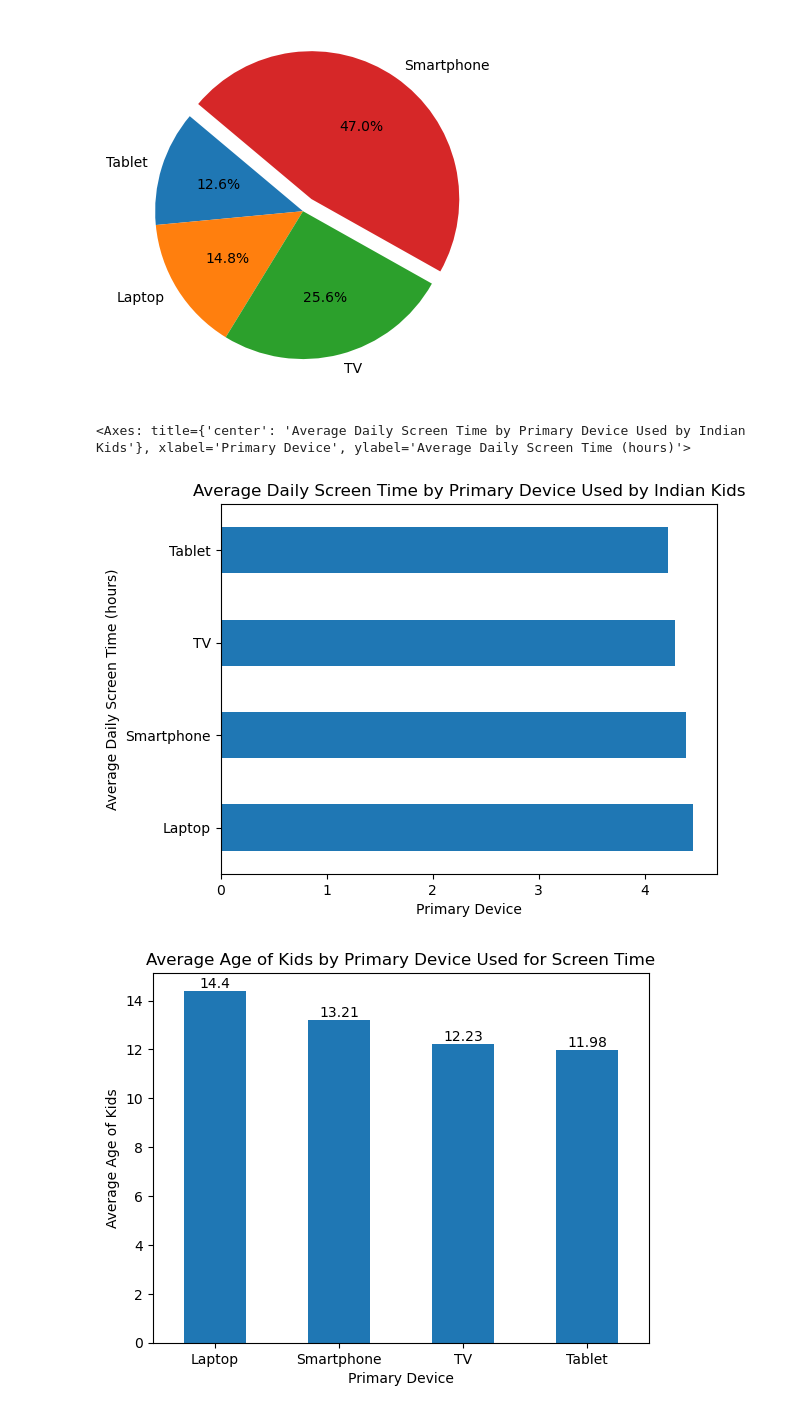
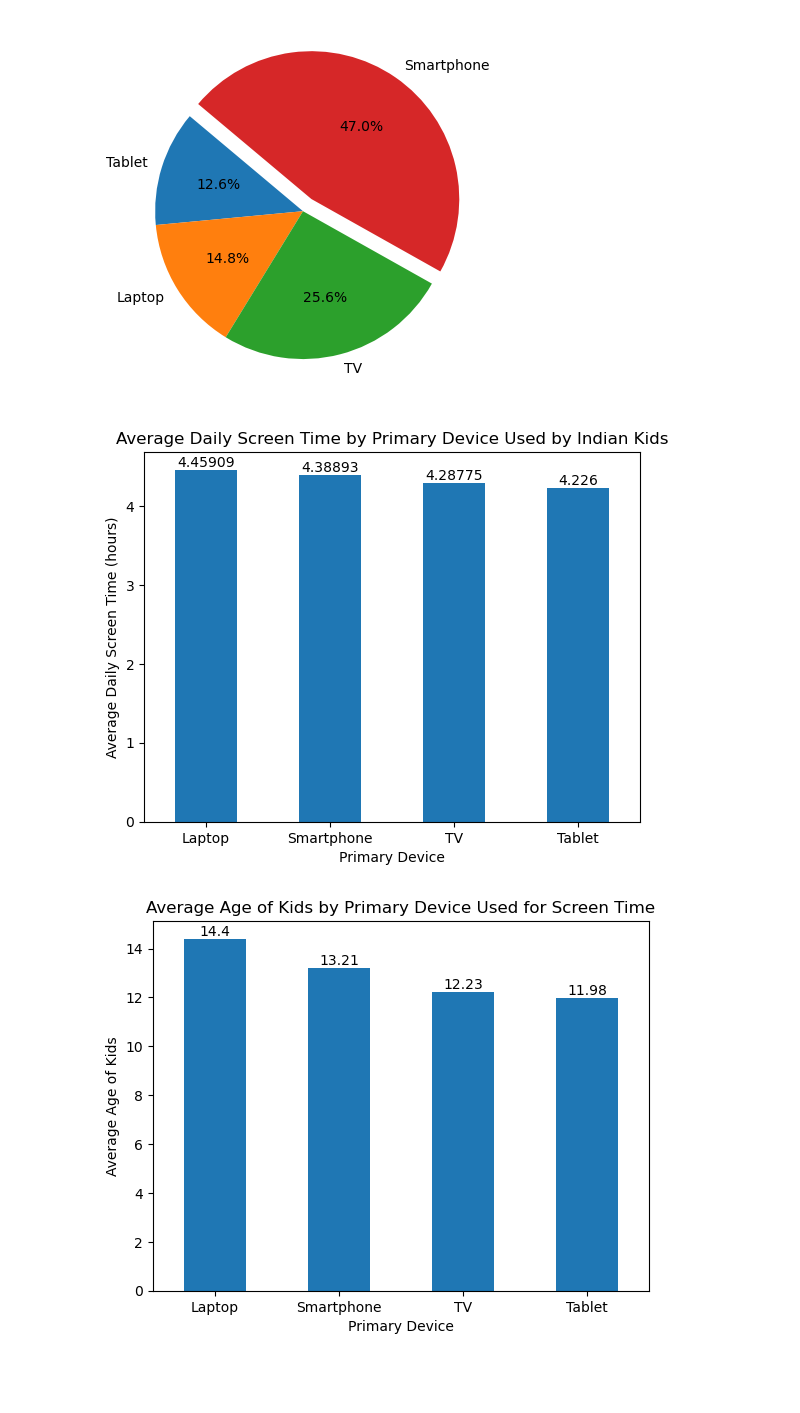
Before and after one commit to suranjanrana/indian-kids-screen-time-analysis, a Jupyter notebook: screen_time_analysis.ipynb, the cells around one changed output. Cells and saved outputs as stored; diff of their text form; code cells hidden in the pictures; blank space fills up the shorter version.

```diff
--- a/screen_time_analysis.ipynb
+++ b/screen_time_analysis.ipynb
@@ -343,10 +326,12 @@ plt.show()
 # %% [output]
 [figure]
 # %%
-df.groupby("primary_device")["avg_daily_screen_time_hr"].mean().plot(kind="barh", xlabel="Primary Device", ylabel="Average Daily Screen Time (hours)", title="Average Daily Screen Time by Primary Device Used by Indian Kids")
+df.groupby("primary_device")["avg_daily_screen_time_hr"].mean().plot(kind="bar", xlabel="Primary Device", ylabel="Average Daily Screen Time (hours)", title="Average Daily Screen Time by Primary Device Used by Indian Kids")
+plt.xticks(rotation=0)
+plt.bar_label(plt.gca().containers[0])
+plt.show()
 # %% [output]
-<Axes: title={'center': 'Average Daily Screen Time by Primary Device Used by Indian Kids'}, xlabel='Primary Device', ylabel='Average Daily Screen Time (hours)'>
-[figure, old version]
+[figure, new version]
 # %%
 df.groupby("primary_device")["age"].mean().round(2).sort_values(ascending=False).plot(kind="bar")
 plt.xlabel("Primary Device")
```
Also changed, not shown: parts of 18 cells of this notebook.
